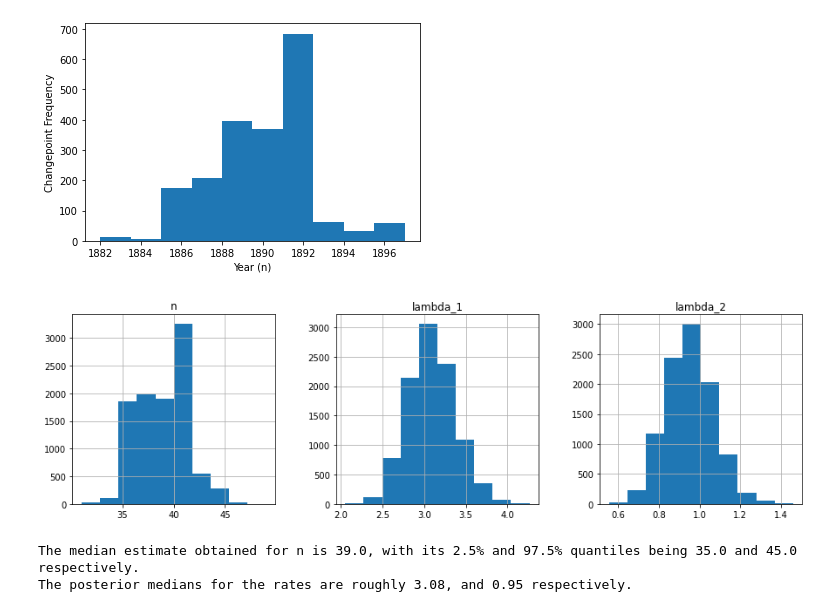
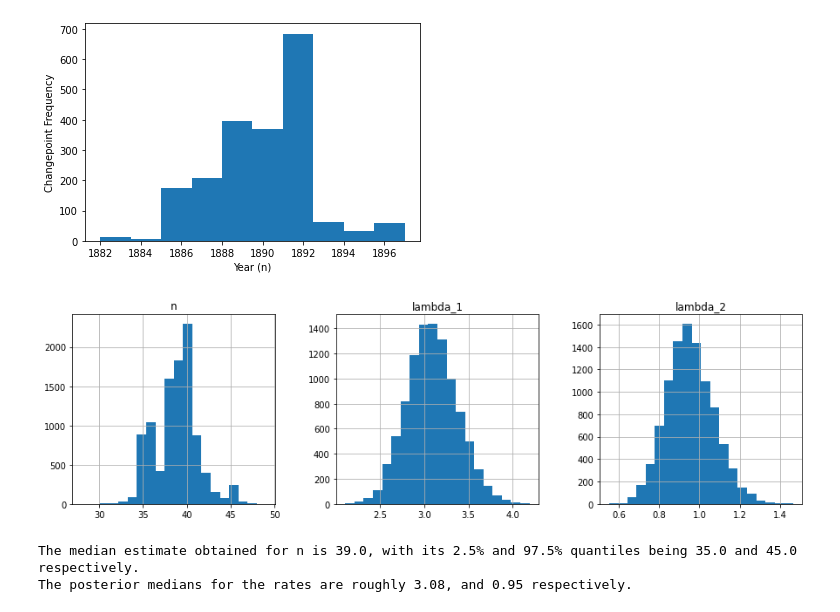
Before and after one commit to KCGallagher/periodic-sampling, a Jupyter notebook: periodic_sampling/gibbs_sampler/exampler.ipynb, the cells around one changed output. Drawn from its saved outputs; the diff is of its cells as text; code cells hidden in the pictures.

```diff
--- a/periodic_sampling/gibbs_sampler/exampler.ipynb
+++ b/periodic_sampling/gibbs_sampler/exampler.ipynb
@@ -183,18 +183,18 @@ Peak probability for changepoint occurs in 1891.
 # %%
 prior_params = {'a': 1.0, 'b': 1.0}  # Uniform prior for beta dist
 sample_data = {'x': [float(x) for x in mine_df['Count'].values]}  # From sample dataset
 
 params = {
     'lambda_1': Parameter(3.0, gamma, lambda a, b, x, n, **kwargs: {'shape':a + sum(x[:int(n)]), 'scale':1/(b+n)}),
     'lambda_2': Parameter(1.0, gamma, lambda a, b, x, n, **kwargs: {'shape':a + sum(x[int(n):]), 'scale':1/(b+len(x)-n)}),
     'n': Parameter(int(len(sample_data['x'])/2), sample_conditional_n),
 }  # Reciprocal for scale as (b+n) corresponds to the rate of the process
 
 gibbs = gibbs_sampler(10000, params = {**params, **prior_params, **sample_data})
-gibbs.hist(['n','lambda_1', 'lambda_2'], figsize=(15, 4), layout=(1,3));
+gibbs.hist(['n','lambda_1', 'lambda_2'], bins=20, figsize=(15, 4), layout=(1,3));
 # n is number of years since start of data (1851)
 # %% [output]
-[figure, old version]
+[figure, new version]
 # %%
 # 95% credible interval determined by quantiles from this data
 u_quant = np.quantile(gibbs['n'], 0.975)
```
